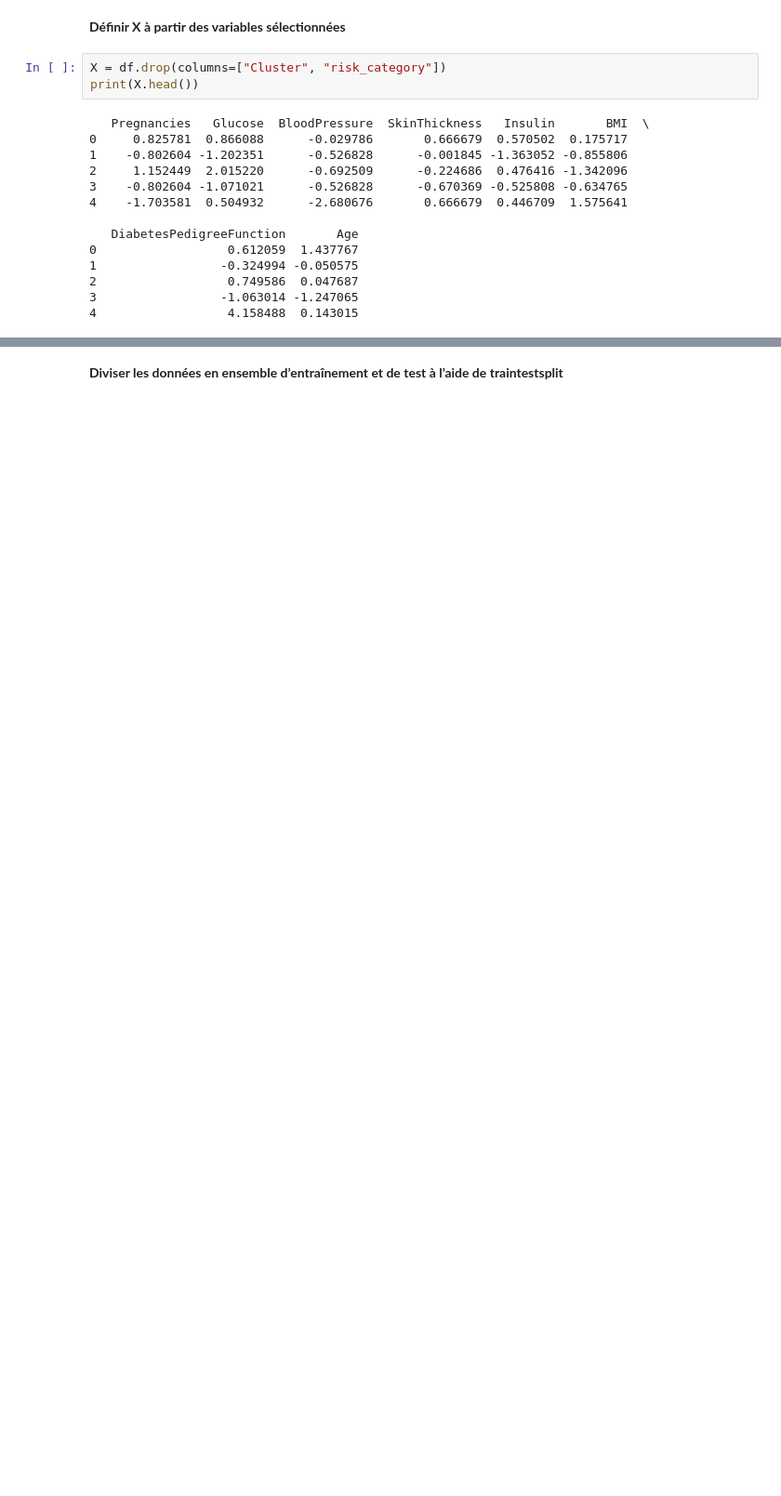
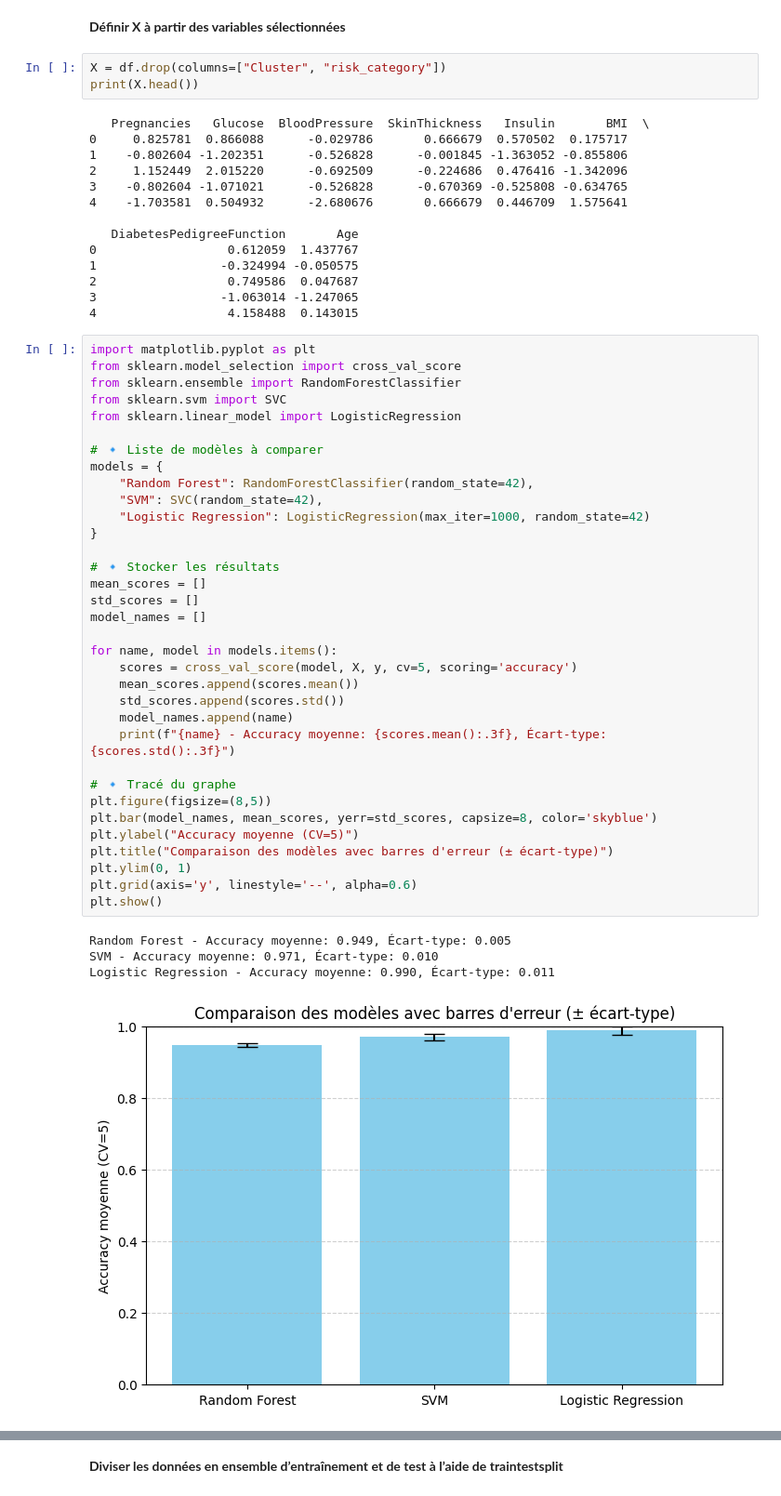
Before and after one commit to OUSSAMAEDDERKAOUI/Analyse-et-Prediction-du-Risque-de-Diabete, a Jupyter notebook: notebooks/05_Final_Model.ipynb, the cells around one changed output, grey strips where cells are left out. Shown: that part at 93% size. Cells and saved outputs as stored; diff of their text form; blank space fills up the shorter version.

```diff
--- a/notebooks/05_Final_Model.ipynb
+++ b/notebooks/05_Final_Model.ipynb
@@ -53,3 +53,42 @@ print(X.head())
 2                  0.749586  0.047687
 3                 -1.063014 -1.247065
 4                  4.158488  0.143015
+# %%
+import matplotlib.pyplot as plt
+from sklearn.model_selection import cross_val_score
+from sklearn.ensemble import RandomForestClassifier
+from sklearn.svm import SVC
+from sklearn.linear_model import LogisticRegression
+
+# 🔹 Liste de modèles à comparer
+models = {
+    "Random Forest": RandomForestClassifier(random_state=42),
+    "SVM": SVC(random_state=42),
+    "Logistic Regression": LogisticRegression(max_iter=1000, random_state=42)
+}
+
+# 🔹 Stocker les résultats
+mean_scores = []
+std_scores = []
+model_names = []
+
+for name, model in models.items():
+    scores = cross_val_score(model, X, y, cv=5, scoring='accuracy')
+    mean_scores.append(scores.mean())
+    std_scores.append(scores.std())
+    model_names.append(name)
+    print(f"{name} - Accuracy moyenne: {scores.mean():.3f}, Écart-type: {scores.std():.3f}")
+
+# 🔹 Tracé du graphe
+plt.figure(figsize=(8,5))
+plt.bar(model_names, mean_scores, yerr=std_scores, capsize=8, color='skyblue')
+plt.ylabel("Accuracy moyenne (CV=5)")
+plt.title("Comparaison des modèles avec barres d'erreur (± écart-type)")
+plt.ylim(0, 1)
+plt.grid(axis='y', linestyle='--', alpha=0.6)
+plt.show()
+# %% [output]
+Random Forest - Accuracy moyenne: 0.949, Écart-type: 0.005
+SVM - Accuracy moyenne: 0.971, Écart-type: 0.010
+Logistic Regression - Accuracy moyenne: 0.990, Écart-type: 0.011
+[figure, added]
```
Also changed, not shown: parts of 7 cells of this notebook, 9 other files.
